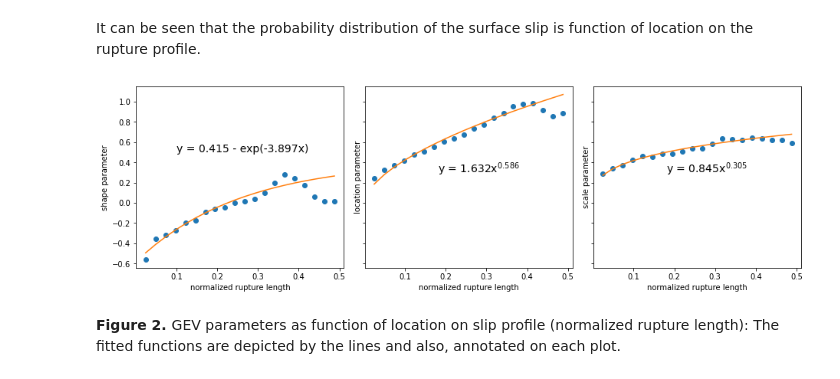
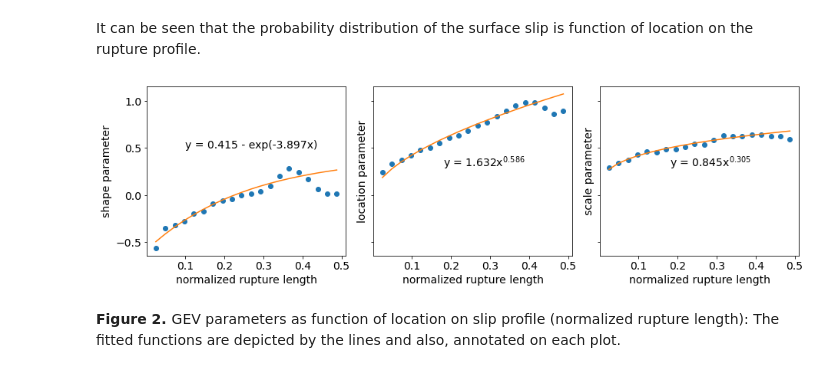
Before and after one commit to thingbaijam/detectpaleo, a Jupyter notebook: workout_gev_surfslipdist.ipynb, the cells around one changed output. Saved outputs shown, nothing was run; the diff lists cells and outputs as text; code cells hidden in the pictures.

```diff
--- a/workout_gev_surfslipdist.ipynb
+++ b/workout_gev_surfslipdist.ipynb
@@ -84,6 +84,7 @@ def mypow(x, a, b):
     return (a*(x**b))
 # %%
 # shape, location, scale parameters in this order
+plt.rcParams.update({'font.size': 14})
 fig, axs = plt.subplots(1, 3, figsize=(13,4), sharex=True, sharey=True)
 
 axs[0].plot(normx[0:20], par_shp[0:20], 'o');
@@ -94,34 +95,34 @@ axs[0].plot(normx[0:20], y, '-')
 # a-np.exp(b*(x))
 strlab = "y = " + str(round(pars[0],3)) + " - exp(" + str(round(pars[1],3))+"x)"
 axs[0].text(0.1, 0.5, strlab, fontsize=14);
 axs[0].set_xlabel('normalized rupture length');
 axs[0].set_ylabel('shape parameter');
 
 
 axs[1].plot(normx[0:20], par_loc[0:20], 'o');
 pars, cov = curve_fit(f=mypow, xdata=normx[0:16], \
                       ydata=par_loc[0:16], p0=[0, 0], bounds=([-np.inf, np.inf]))
 y = mypow(normx[0:20], pars[0], pars[1])
 axs[1].plot(normx[0:20], y, '-')
 
 strlab = "y = " + str(round(pars[0],3)) + "x$^{" + str(round(pars[1],3))+"}$"
 axs[1].text(0.18, 0.3, strlab, fontsize=14)
 axs[1].set_xlabel('normalized rupture length');
 axs[1].set_ylabel('location parameter');
 
 
 axs[2].plot(normx[0:20], par_scl[0:20], 'o');
 pars, cov = curve_fit(f=mypow, xdata=normx[0:16], \
                       ydata=par_scl[0:16], p0=[0, 0], bounds=([-np.inf, np.inf]))
 y = mypow(normx[0:20], pars[0], pars[1])
 axs[2].plot(normx[0:20], y, '-')
 strlab = "y = " + str(round(pars[0],3)) + "x$^{" + str(round(pars[1],3))+"}$"
 axs[2].text(0.18, 0.3, strlab, fontsize=14)
 axs[2].set_xlabel('normalized rupture length');
 axs[2].set_ylabel('scale parameter');
 fig.tight_layout(pad=1)
 # %% [output]
-[figure, old version]
+[figure, new version]
 # %% [markdown]
 <b> Figure 2. </b> GEV parameters as function of location on slip profile (normalized rupture length): The fitted functions are depicted by the lines and also, annotated on each plot.
 # %% [markdown]
```
Also changed, not shown: 3 other files.
